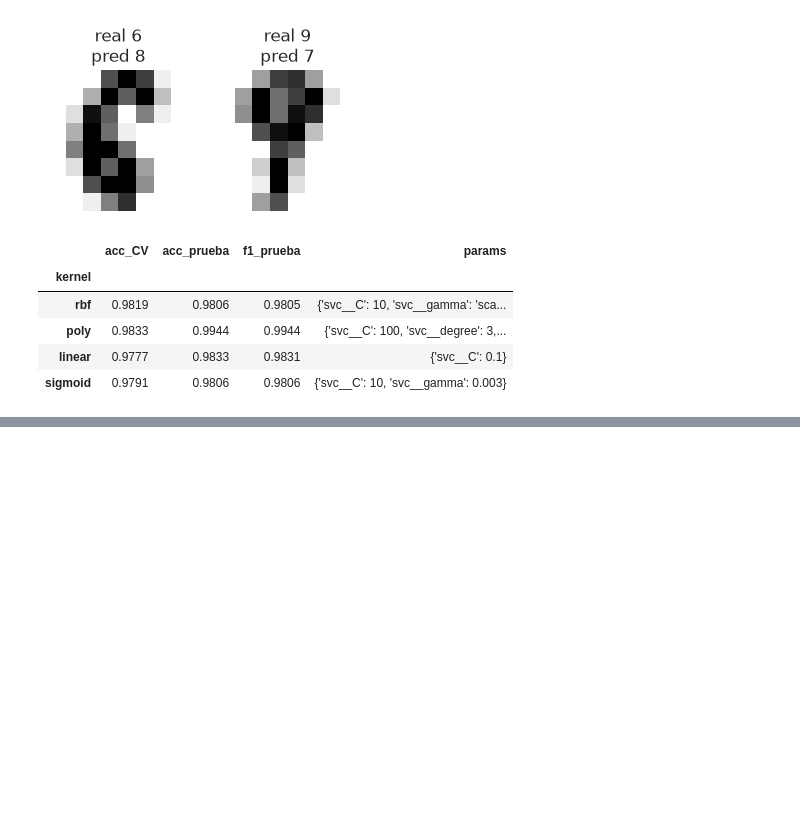
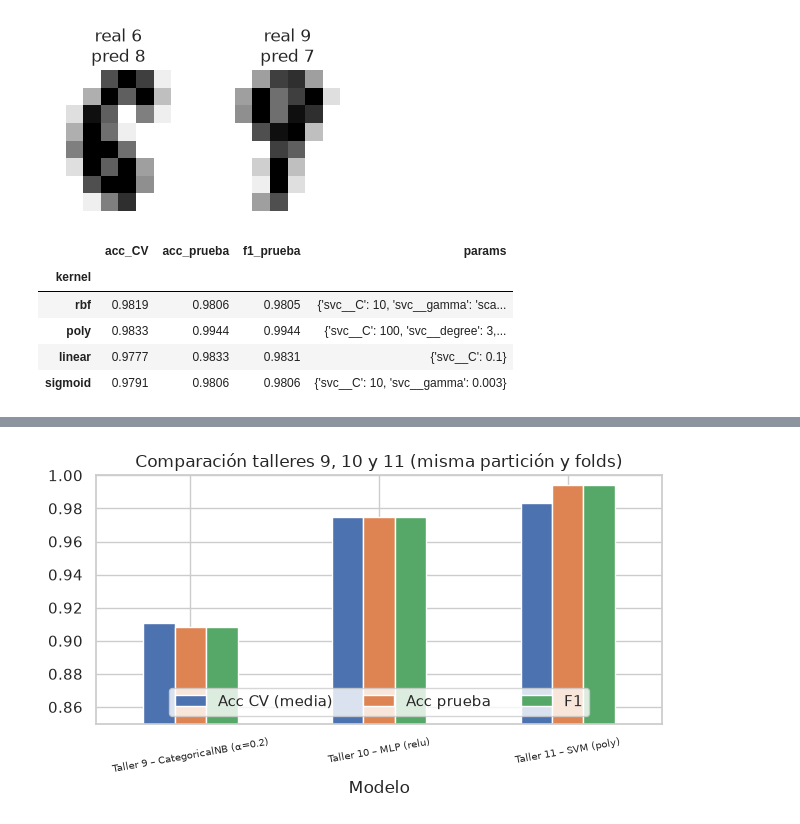
Before and after one commit to WilmerJr01/IA_Entregables, a Jupyter notebook: taller 11/Taller_11.ipynb, the cells around one changed output, grey strips where cells are left out. Cells and saved outputs as stored; diff of their text form; code cells hidden in the pictures; blank space fills up the shorter version.

Commit message:
Comparacion exacta con talleres 9 y 10 en misma particion y folds
Co-Authored-By: Claude Sonnet 5.5 <noreply@anthropic.com>

```diff
--- a/taller 11/Taller_11.ipynb
+++ b/taller 11/Taller_11.ipynb
@@ -205,0 +194,25 @@ comp.plot(kind='bar', figsize=(6.5,3.8), ylim=(0.85,1.0)); plt.xticks(rotation=1
+# %%
+from sklearn.naive_bayes import CategoricalNB
+from sklearn.neural_network import MLPClassifier
+from sklearn.base import clone
+svm_final = tuned[best_kernel].best_estimator_
+candidatos = {
+  'Taller 9 – CategoricalNB (α=0.2)': CategoricalNB(alpha=0.2, min_categories=17),
+  'Taller 10 – MLP (relu)': make_pipeline(StandardScaler(), MLPClassifier(hidden_layer_sizes=(100,), activation='relu', max_iter=1000, random_state=SEED)),
+  f'Taller 11 – SVM ({best_kernel})': svm_final,
+}
+rows=[]
+for nombre, est in candidatos.items():
+    cv = cross_validate(clone(est), X_tr, y_tr, cv=skf, scoring=scoring)
+    t=time.time(); m=clone(est).fit(X_tr,y_tr); tt=time.time()-t
+    p=m.predict(X_te)
+    rows.append({'Modelo':nombre,
+      'Acc CV (media)':cv['test_accuracy'].mean(), 'Acc CV (std)':cv['test_accuracy'].std(),
+      'Acc prueba':accuracy_score(y_te,p), 'Precision':precision_score(y_te,p,average='macro'),
+      'Recall':recall_score(y_te,p,average='macro'), 'F1':f1_score(y_te,p,average='macro'),
+      'Errores (de 360)':int((p!=y_te).sum()), 'Entrenamiento (s)':tt})
+comp = pd.DataFrame(rows).set_index('Modelo').round(4)
+display(comp)
+comp[['Acc CV (media)','Acc prueba','F1']].plot(kind='bar', figsize=(6.5,3.8), ylim=(0.85,1.0))
+plt.xticks(rotation=10, fontsize=7); plt.legend(loc='lower center', ncol=3); plt.title('Comparación talleres 9, 10 y 11 (misma partición y folds)'); plt.tight_layout(); plt.show()
+# %% [output]
@@ -206,3 +224,4 @@ comp.plot(kind='bar', figsize=(6.5,3.8), ylim=(0.85,1.0)); plt.xticks(rotation=1
+[figure, added]
 # %% [markdown]
 ## 7. Análisis y conclusiones
 
```
Also changed, not shown: parts of 7 cells of this notebook, 1 other file.
